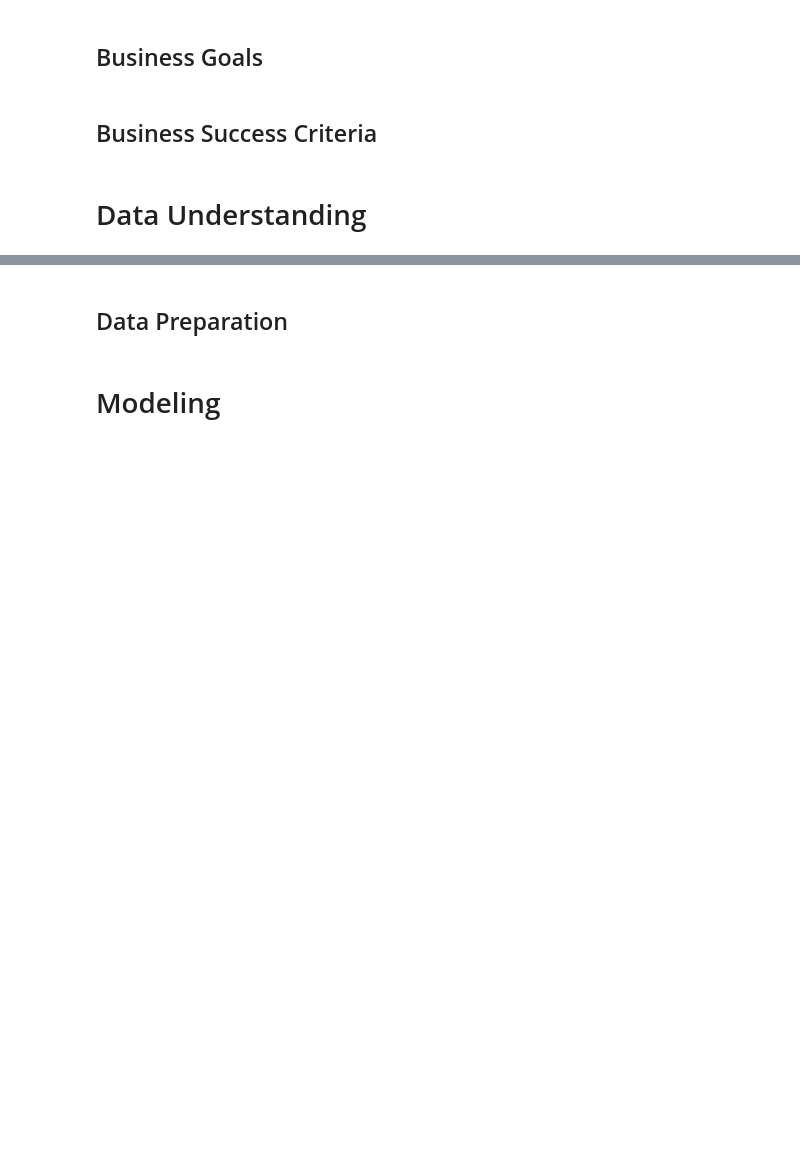
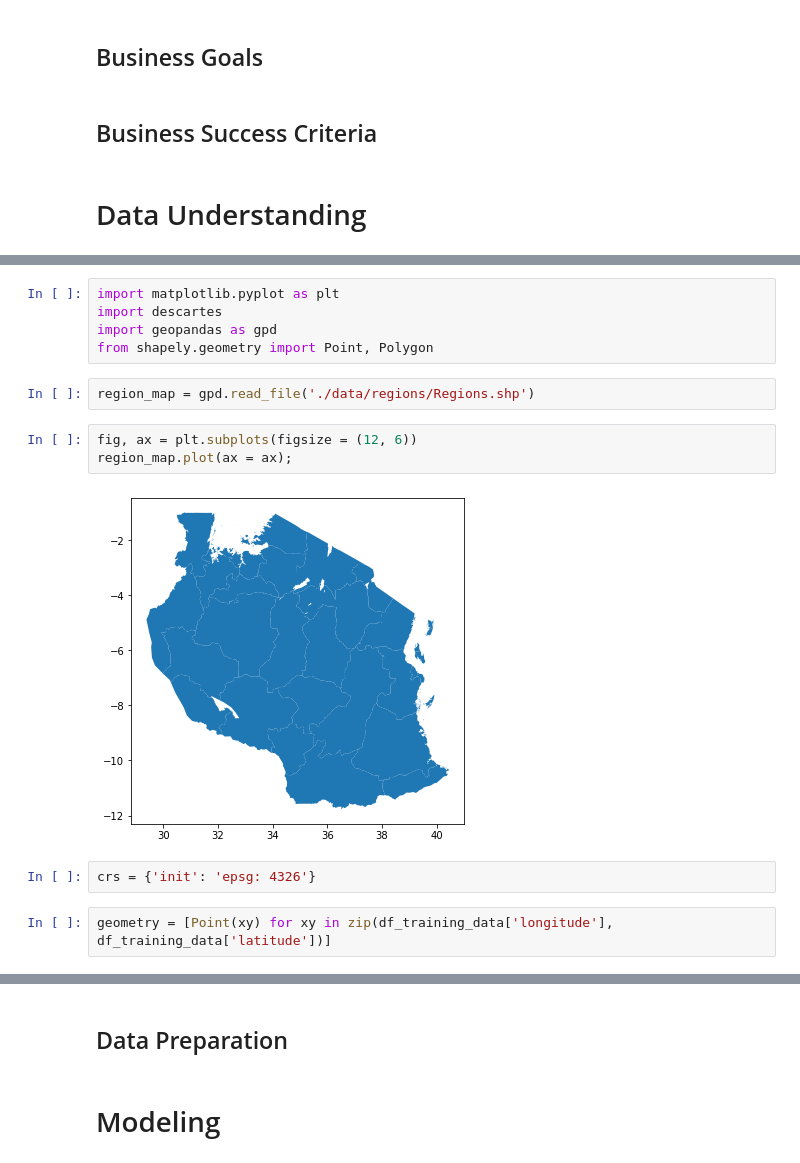
Before and after one commit to ckucewicz/Water_well_classification, a Jupyter notebook: Notebook.ipynb, the cells around one changed output, grey strips where cells are left out. Cells and saved outputs as stored; diff of their text form; blank space fills up the shorter version.

```diff
--- a/Notebook.ipynb
+++ b/Notebook.ipynb
@@ -10,0 +166,16 @@
+# %%
+import matplotlib.pyplot as plt
+import descartes
+import geopandas as gpd
+from shapely.geometry import Point, Polygon
+# %%
+region_map = gpd.read_file('./data/regions/Regions.shp')
+# %%
+fig, ax = plt.subplots(figsize = (12, 6))
+region_map.plot(ax = ax);
+# %% [output]
+[figure, added]
+# %%
+crs = {'init': 'epsg: 4326'}
+# %%
+geometry = [Point(xy) for xy in zip(df_training_data['longitude'], df_training_data['latitude'])]
```
Also changed, not shown: parts of 14 cells of this notebook.
